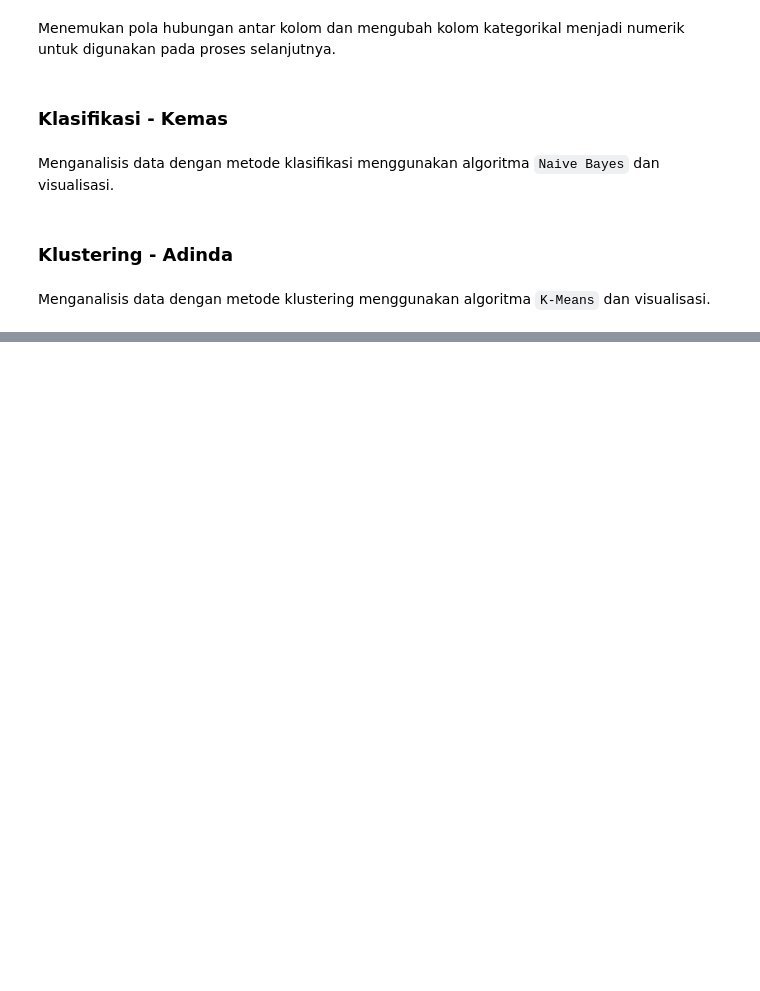
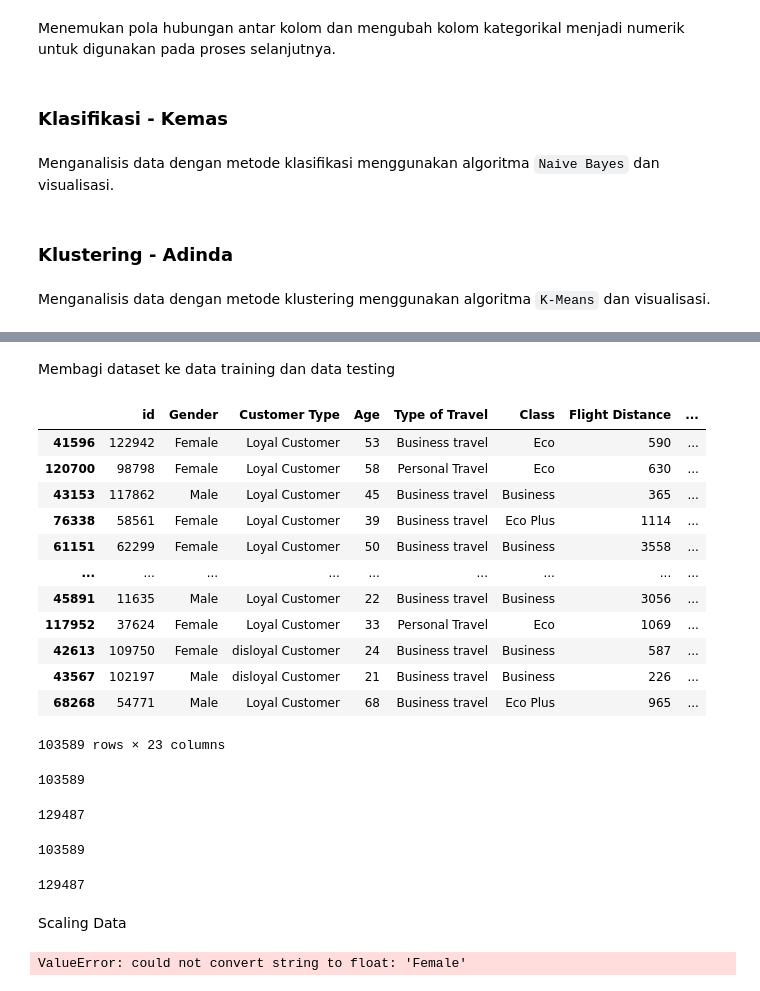
Before and after one commit to Dzoel31/Data-Mining-Classification-Clustering, a Jupyter notebook: Project_UAS_DMDW.ipynb, the cells around one changed output, grey strips where cells are left out. Drawn from its saved outputs; the diff is of its cells as text; code cells hidden in the pictures; blank space fills up the shorter version.

```diff
--- a/Project_UAS_DMDW.ipynb
+++ b/Project_UAS_DMDW.ipynb
@@ -294,0 +377,44 @@ Menganalisis data dengan metode klustering menggunakan algoritma `K-Means` dan v
+# %% [markdown]
+Membagi dataset ke data training dan data testing
+# %%
+x_train, x_test, y_train, y_test = train_test_split(x, y, test_size=0.2, random_state=0)
+# %%
+x_train
+# %% [output]
+|  | id | Gender | Customer Type | Age | Type of Travel | Class | Flight Distance | ... |
+| 41596 | 122942 | Female | Loyal Customer | 53 | Business travel | Eco | 590 | ... |
+| 120700 | 98798 | Female | Loyal Customer | 58 | Personal Travel | Eco | 630 | ... |
+| 43153 | 117862 | Male | Loyal Customer | 45 | Business travel | Business | 365 | ... |
+| 76338 | 58561 | Female | Loyal Customer | 39 | Business travel | Eco Plus | 1114 | ... |
+| 61151 | 62299 | Female | Loyal Customer | 50 | Business travel | Business | 3558 | ... |
+| ... | ... | ... | ... | ... | ... | ... | ... | ... |
+| 45891 | 11635 | Male | Loyal Customer | 22 | Business travel | Business | 3056 | ... |
+| 117952 | 37624 | Female | Loyal Customer | 33 | Personal Travel | Eco | 1069 | ... |
+| 42613 | 109750 | Female | disloyal Customer | 24 | Business travel | Business | 587 | ... |
+| 43567 | 102197 | Male | disloyal Customer | 21 | Business travel | Business | 226 | ... |
+| 68268 | 54771 | Male | Loyal Customer | 68 | Business travel | Eco Plus | 965 | ... |
+103589 rows × 23 columns
+# %%
+len(x_train)
+# %% [output]
+103589
+# %%
+len(x)
+# %% [output]
+129487
+# %%
+len(y_train)
+# %% [output]
+103589
+# %%
+len(y)
+# %% [output]
+129487
+# %% [markdown]
+Scaling Data
+# %%
+sc = StandardScaler()
+x_train = sc.fit_transform(x_train)
+x_test = sc.transform(x_test)
+# %% [output]
+ValueError: could not convert string to float: 'Female'
```
Also changed, not shown: parts of 8 cells of this notebook.
